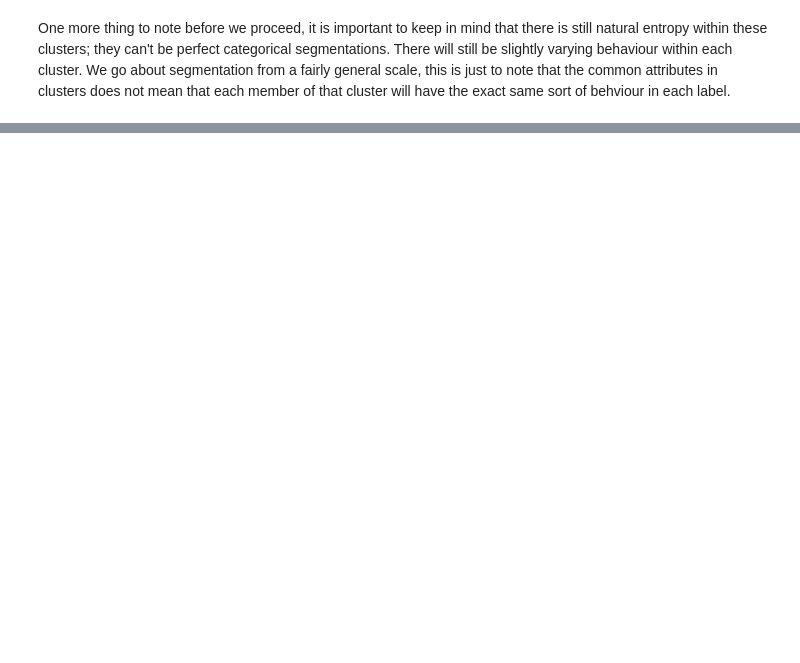
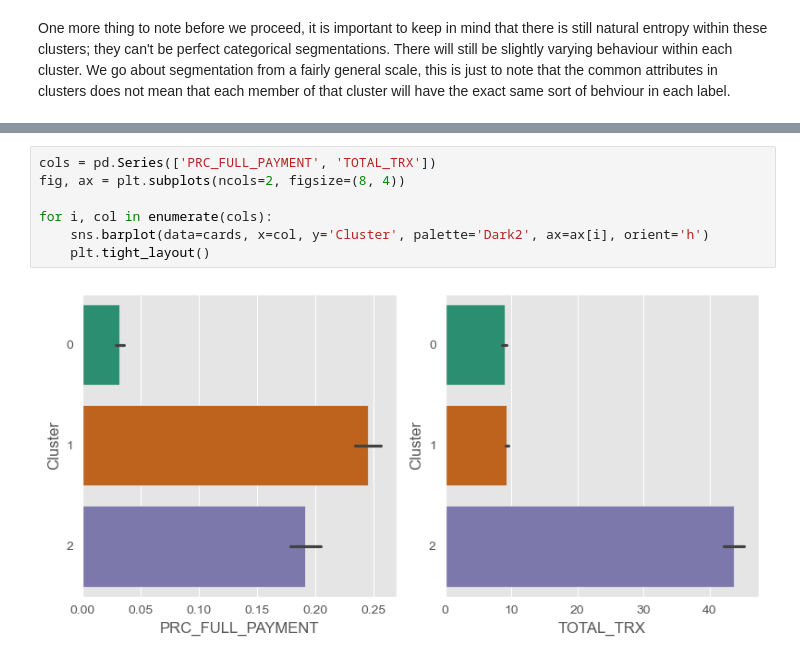
Before and after one commit to Kamsi01/customer-segmentation, a Jupyter notebook: customer segmentation.ipynb, the cells around one changed output, grey strips where cells are left out. Drawn from its saved outputs; the diff is of its cells as text; blank space fills up the shorter version.

```diff
--- a/customer segmentation.ipynb
+++ b/customer segmentation.ipynb
@@ -765,0 +797,9 @@ One more thing to note before we proceed, it is important to keep in mind that t
+# %%
+cols = pd.Series(['PRC_FULL_PAYMENT', 'TOTAL_TRX'])
+fig, ax = plt.subplots(ncols=2, figsize=(8, 4))
+
+for i, col in enumerate(cols):
+    sns.barplot(data=cards, x=col, y='Cluster', palette='Dark2', ax=ax[i], orient='h')
+    plt.tight_layout()
+# %% [output]
+[figure, added]
```
Also changed, not shown: parts of 31 cells of this notebook, 1 other file.
